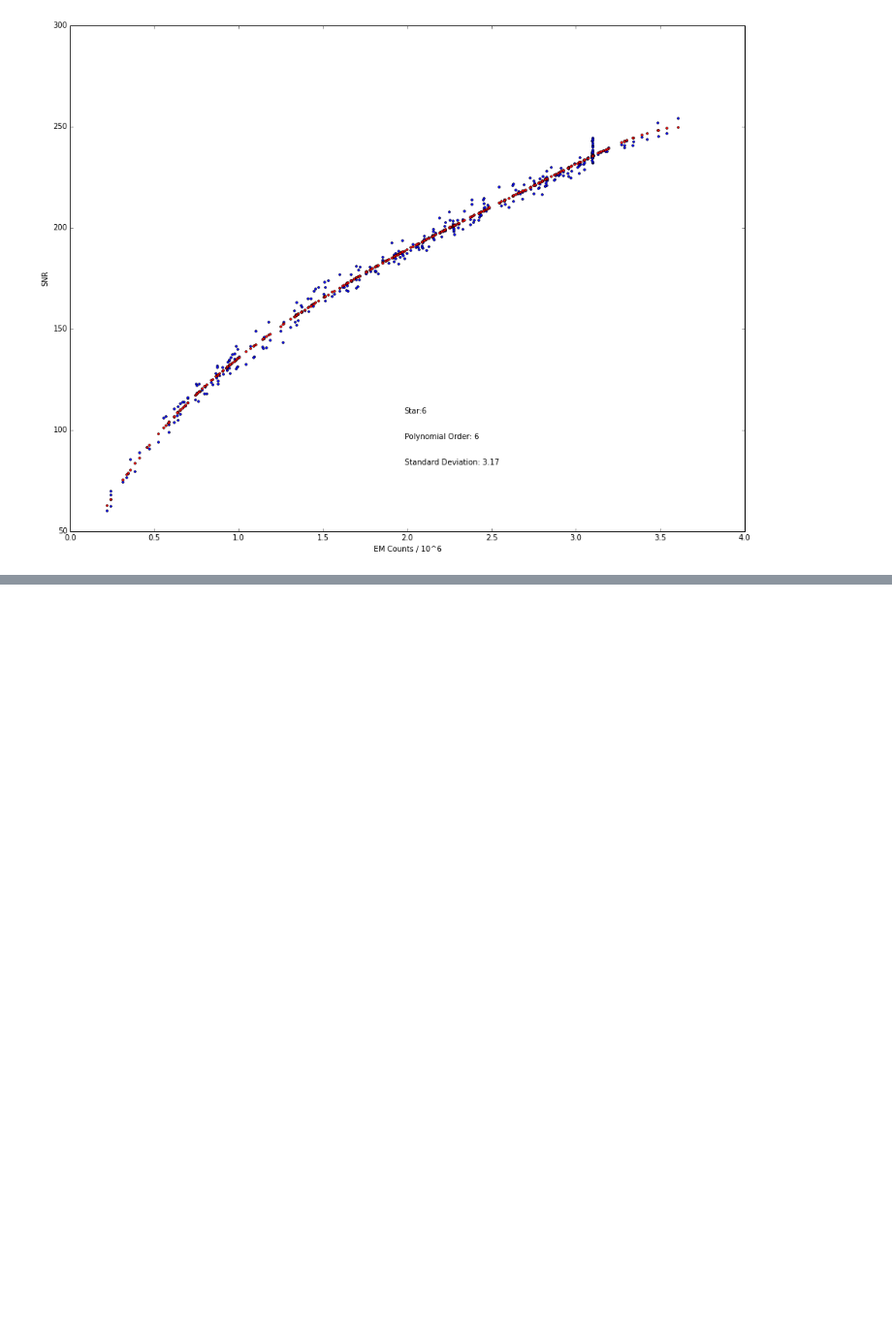
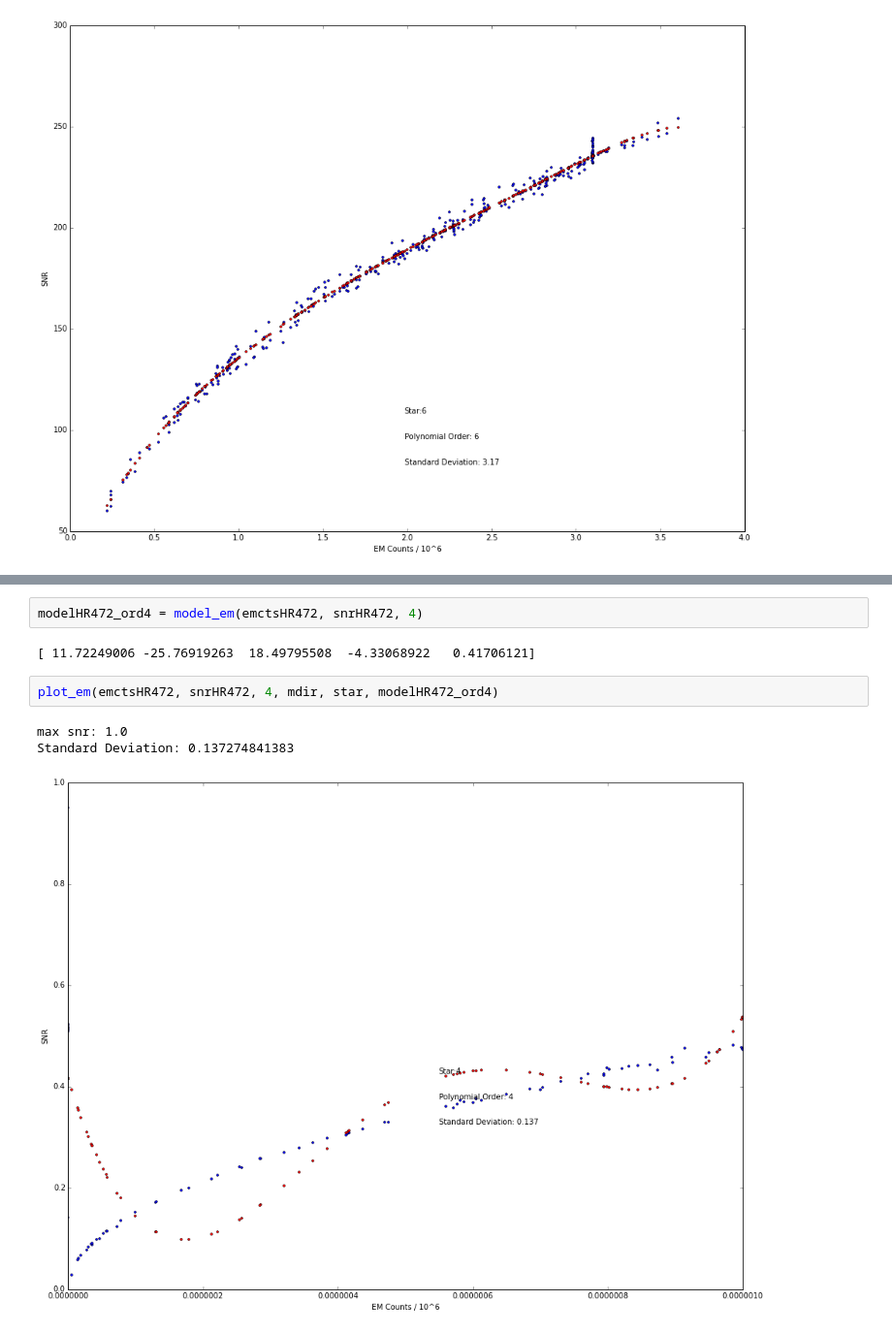
Before and after one commit to mattgiguere/CHIRON, a Jupyter notebook: EXPM/ExposureMeterCalibration.ipynb, the cells around one changed output, grey strips where cells are left out. Shown at 97% size. Drawn from its saved outputs; the diff is of its cells as text; blank space fills up the shorter version.

```diff
--- a/EXPM/ExposureMeterCalibration.ipynb
+++ b/EXPM/ExposureMeterCalibration.ipynb
@@ -215,0 +262,10 @@ Standard Deviation: 3.17177649734
+# %%
+modelHR472_ord4 = model_em(emctsHR472, snrHR472, 4)
+# %% [output]
+[ 11.72249006 -25.76919263  18.49795508  -4.33068922   0.41706121]
+# %%
+plot_em(emctsHR472, snrHR472, 4, mdir, star, modelHR472_ord4)
+# %% [output]
+max snr: 1.0
+Standard Deviation: 0.137274841383
+[figure, added]
```
Also changed, not shown: parts of 10 cells of this notebook.
